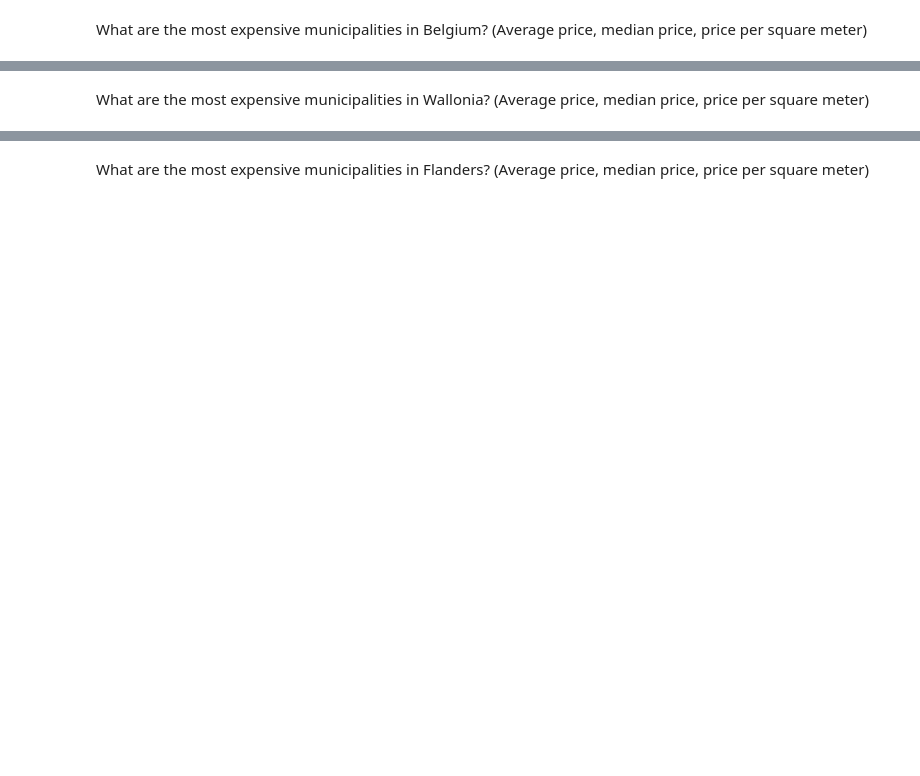
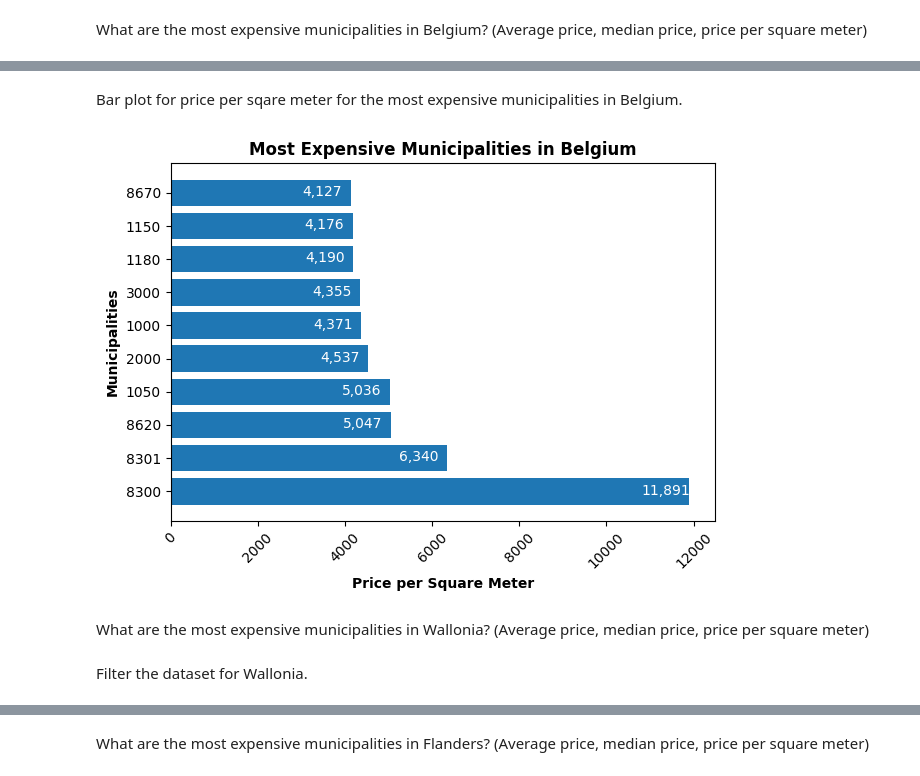
Before and after one commit to ChristosRaptis/challenge-data-analysis, a Jupyter notebook: data-analysis_labels.ipynb, the cells around one changed output, grey strips where cells are left out. Cells and saved outputs as stored; diff of their text form; code cells hidden in the pictures; blank space fills up the shorter version.

```diff
--- a/data-analysis_labels.ipynb
+++ b/data-analysis_labels.ipynb
@@ -522,30 +569,35 @@ plt.show()
+# %% [markdown]
+Bar plot for price per sqare meter for the most expensive municipalities in Belgium.
 # %%
 # Group by postal code and calculate the price per square meter
-postal_code_stats = immo_dataset.groupby('postal_code').agg(
+country_mean_median_psqm = immo_dataset.groupby('postal_code').agg(
     average_price=('price', 'mean'),
     median_price=('price', 'median'),
     price_per_sqm=('price_per_sqm', 'mean')
 )
 # Get the most expensive postal codes
-most_expensive_postal_codes = postal_code_stats.nlargest(10, 'price_per_sqm')
+most_expensive_postal_codes = country_mean_median_psqm.nlargest(10, 'price_per_sqm')
 
-# Extract the price per square meter values and labels
+# Extract the price per square meter values
 price_per_square_meter_values = most_expensive_postal_codes['price_per_sqm']
+
+# Set bar plot
 labels = most_expensive_postal_codes.index
-
 fig, ax = plt.subplots()
 width = 0.35
 ax.barh(labels, price_per_square_meter_values)
 ax.set_xlabel('Price per Square Meter', fontweight='bold')
 ax.set_ylabel('Municipalities', fontweight='bold')
 ax.set_title('Most Expensive Municipalities in Belgium', fontweight='bold')
 ax.tick_params(axis='x', rotation=45)
 for index, value in enumerate(price_per_square_meter_values):
     label = format(int(value), ',')
     plt.annotate(label, xy=(value-1100, index-0.1), color='white')
 plt.tight_layout()
-plt.savefig("belgium_expensive_PSQM.jpg")
-
 plt.show()
+# %% [output]
+[figure, added]
 # %% [markdown]
 What are the most expensive municipalities in Wallonia? (Average price, median price, price per square meter)
+# %% [markdown]
+Filter the dataset for Wallonia.
```
Also changed, not shown: parts of 57 cells of this notebook.
